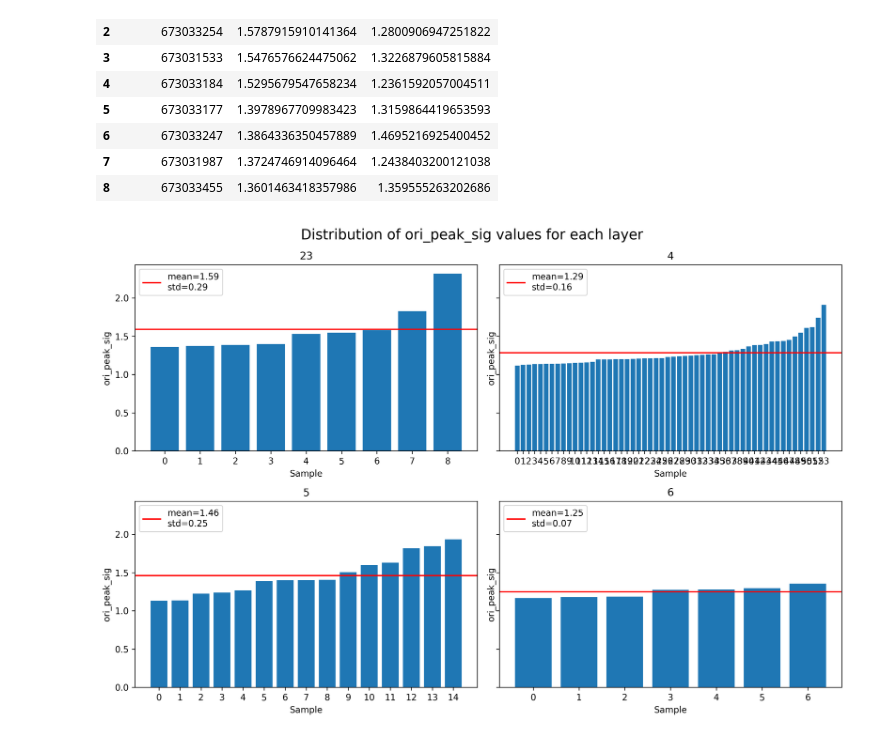
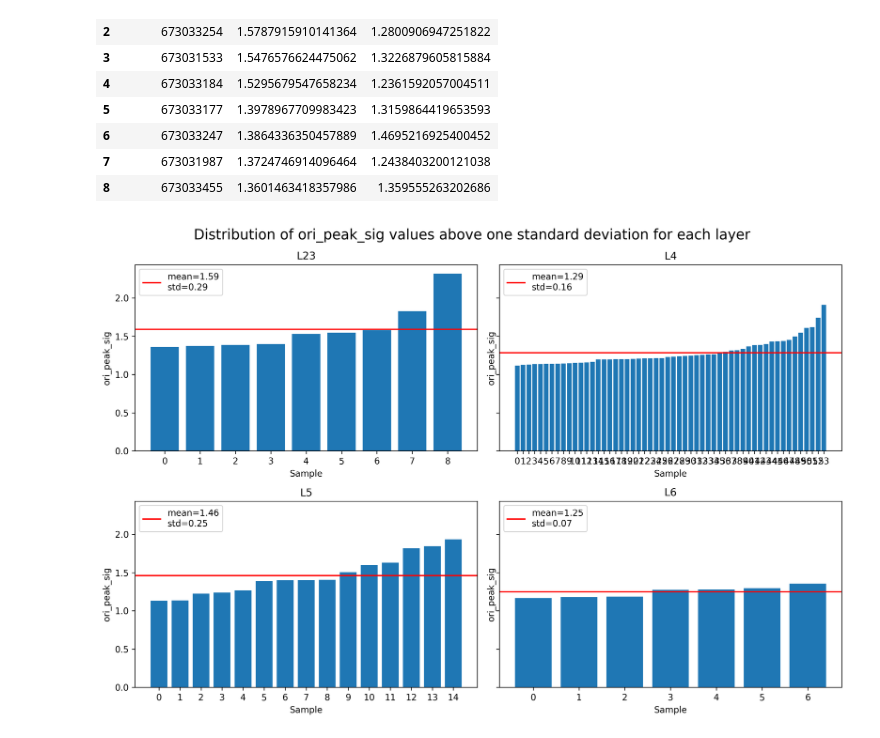
Before and after one commit to nyin01/natural-scene-tuning, a Jupyter notebook: scripts/dff_by_layer.ipynb, the cells around one changed output. Saved outputs shown, nothing was run; the diff lists cells and outputs as text; code cells hidden in the pictures.

Commit message:
figures

```diff
--- a/scripts/dff_by_layer.ipynb
+++ b/scripts/dff_by_layer.ipynb
@@ -118,36 +119,36 @@ fig, axs = plt.subplots(2,2, figsize=(12, 8), dpi=300, sharey=True)
 # Iterate over each layer and plot the distribution of ori_peak_sig values
 for i, layer in enumerate(layers):
     # Calculate the subplot position
     row = i // 2
     col = i % 2
 
     # Select the subplot
     ax = axs[row, col]
 
     # get data
     one_std = dff_layer_dict[layer]['one_std'].sort_values(by=['ori_peak_sig'])
-    two_std = dff_layer_dict[layer]['two_std'].sort_values(by=['ori_peak_sig'])
+    # two_std = dff_layer_dict[layer]['two_std'].sort_values(by=['ori_peak_sig'])
 
     # Plot the distribution
     x = np.arange(len(one_std['ori_peak_sig']))
     y = np.array(one_std['ori_peak_sig']).astype(float)
     ax.bar(x, y)
-    ax.set_title(layer)
+    ax.set_title('L' + layer)
     ax.axhline(y=y.mean(), color='r', linestyle='-', label='mean=' + str(round(y.mean(), 2)) + '\nstd=' + str(round(y.std(), 2)))
     ax.legend(loc='upper left')
     ax.set_xlabel('Sample')
     ax.set_ylabel('ori_peak_sig')
     ax.set_xticks(x)
     ax.set_xticklabels(x)
 
 # add title with line break
 plt.suptitle(
-    'Distribution of ori_peak_sig values for each layer', fontsize=16)
+    'Distribution of ori_peak_sig values above one standard deviation for each layer', fontsize=16)
 
 # Adjust the spacing between subplots
 plt.tight_layout()
 
-# Show the figure
-plt.show()
+# save the figure
+plt.savefig('../figures/ori_peak_sig_by_layer_bar.png')
 # %% [output]
-[figure, old version]
+[figure, new version]
```
Also changed, not shown: parts of 4 cells of this notebook, 4 other files.
